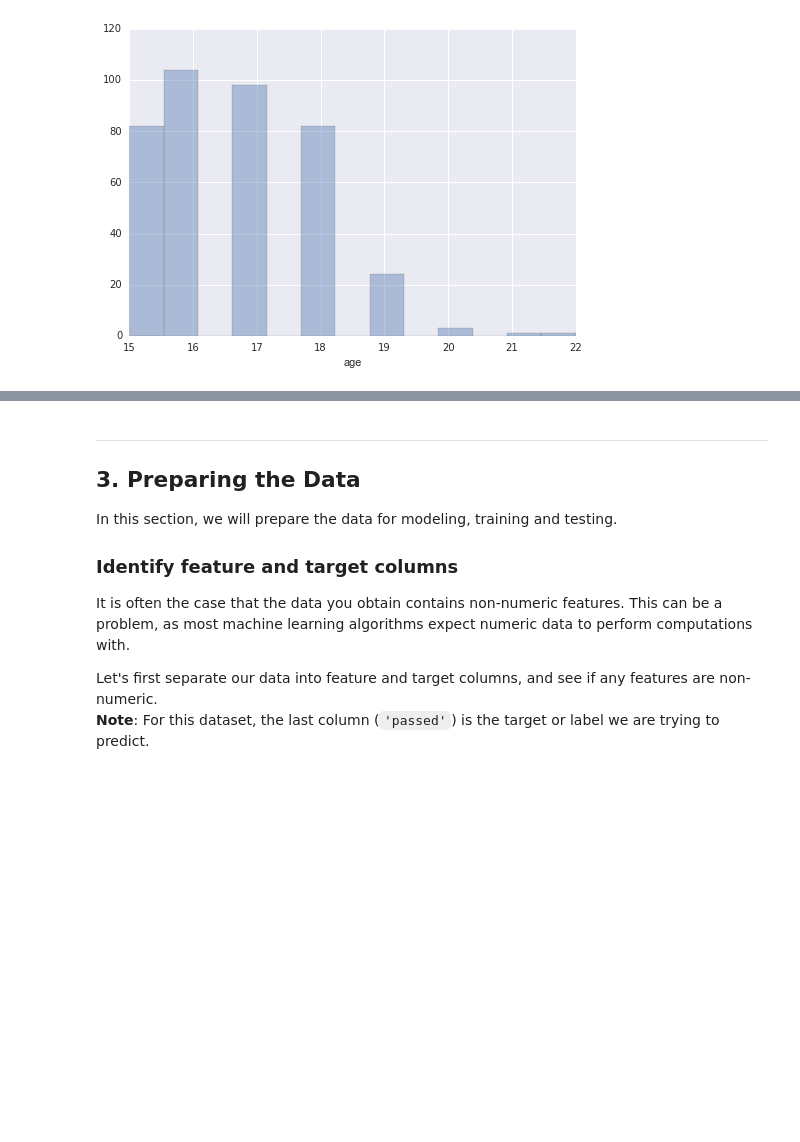
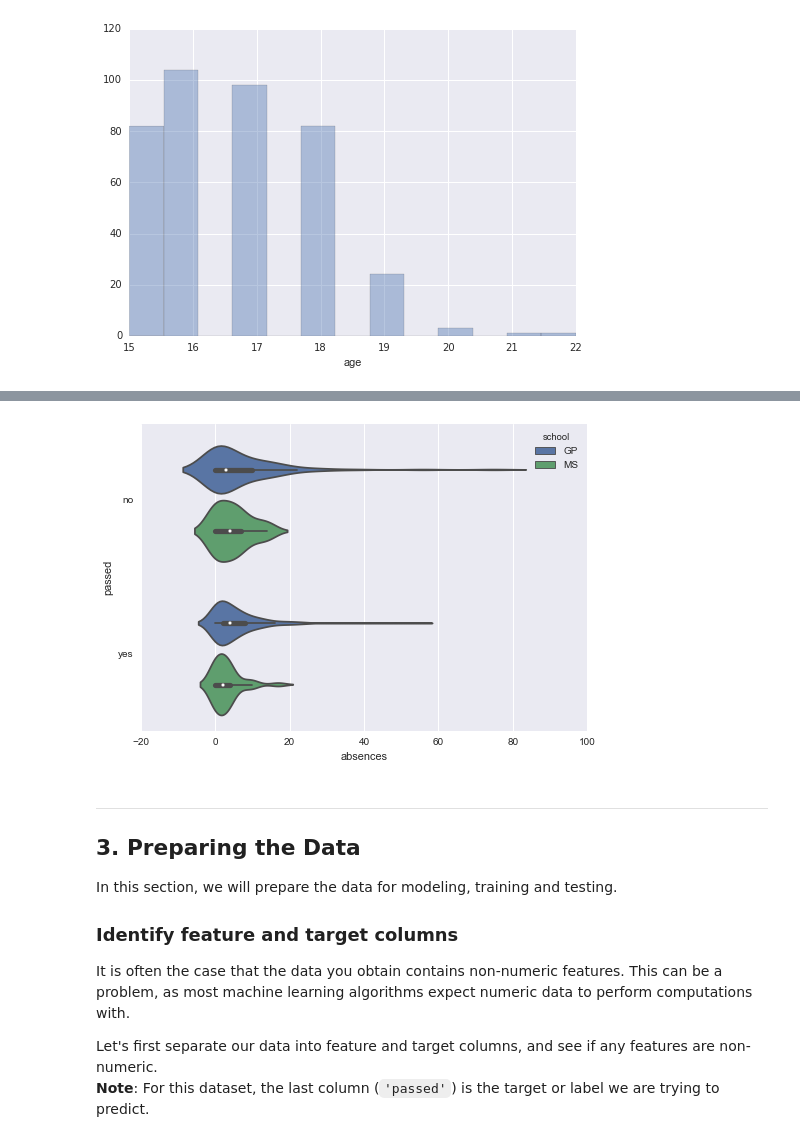
Before and after one commit to kcbighuge/p2-student-intervention, a Jupyter notebook: student_intervention.ipynb, the cells around one changed output, grey strips where cells are left out. Drawn from its saved outputs; the diff is of its cells as text; code cells hidden in the pictures; blank space fills up the shorter version.

```diff
--- a/student_intervention.ipynb
+++ b/student_intervention.ipynb
@@ -130,3 +157,7 @@ sns.distplot(student_data['age'], kde=False)
+# %%
+sns.violinplot(x="absences", y="passed", hue="school", data=student_data);
+# %% [output]
+[figure, added]
 # %% [markdown]
 ---
 ## 3. Preparing the Data
```
Also changed, not shown: parts of 30 cells of this notebook.
